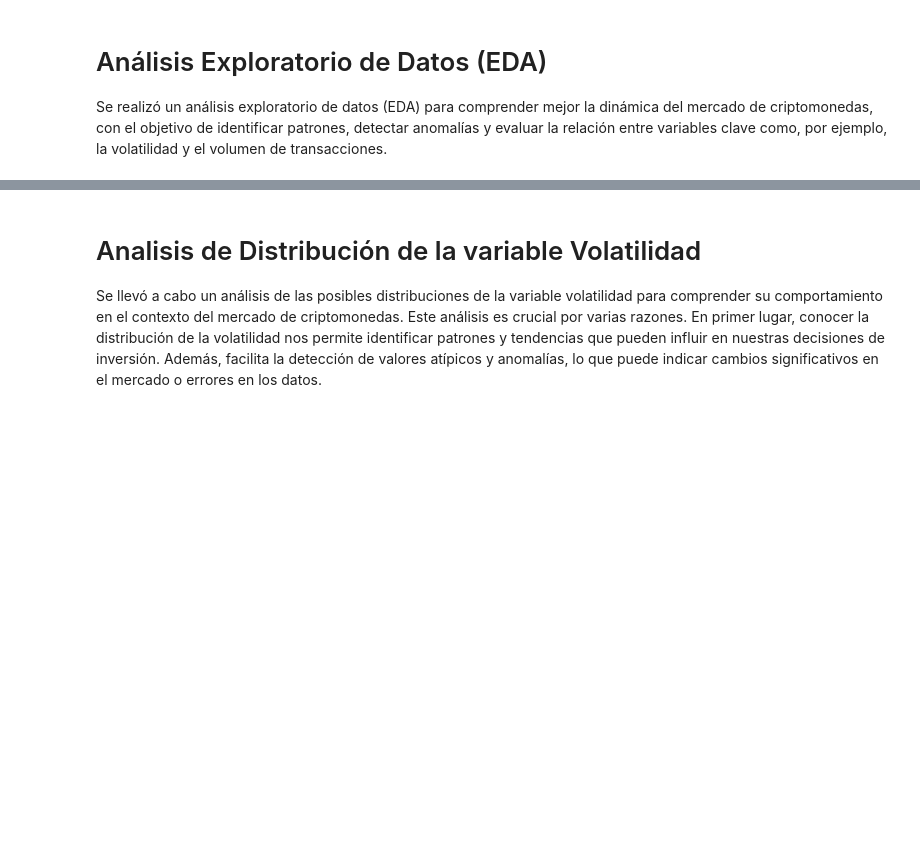
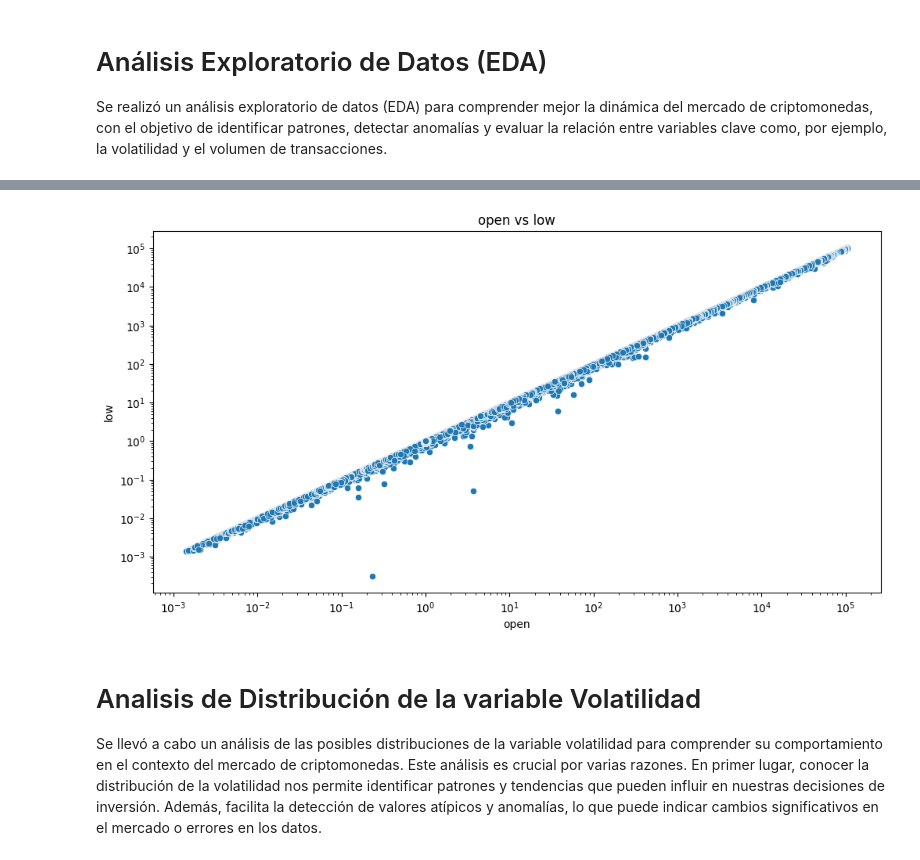
Before and after one commit to ArcanoxXx-01/Crypto, a Jupyter notebook: notebooks/presentation.ipynb, the cells around one changed output, grey strips where cells are left out. Drawn from its saved outputs; the diff is of its cells as text; code cells hidden in the pictures; blank space fills up the shorter version.

```diff
--- a/notebooks/presentation.ipynb
+++ b/notebooks/presentation.ipynb
@@ -64,13 +102,15 @@ eda.correlation(100)
 # %%
 import sys
 import os
 # Agregar la carpeta 'src' al path
 sys.path.append(os.path.abspath(os.path.join('..', 'src')))
 import EDA as eda
 import importlib
 importlib.reload(eda)
 
-eda.attipic_values(100, 'volatility', 'returns')
+eda.attipic_values(10000, 'open', 'low')
+# %% [output]
+[figure, added]
 # %% [markdown]
 # Analisis de Distribución de la variable Volatilidad
 Se llevó a cabo un análisis de las posibles distribuciones de la variable volatilidad para comprender su comportamiento en el contexto del mercado de criptomonedas. Este análisis es crucial por varias razones. En primer lugar, conocer la distribución de la volatilidad nos permite identificar patrones y tendencias que pueden influir en nuestras decisiones de inversión. Además, facilita la detección de valores atípicos y anomalías, lo que puede indicar cambios significativos en el mercado o errores en los datos.
```
Also changed, not shown: parts of 21 cells of this notebook, 2 other files.
